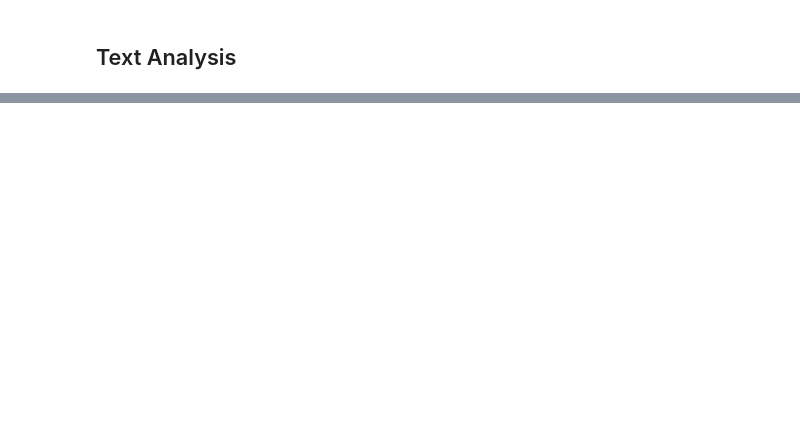
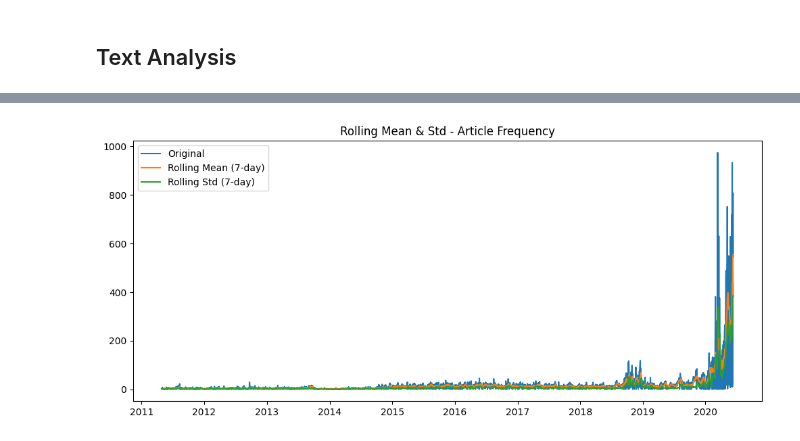
Before and after one commit to birhanu-ma/Financial-Data-Analysis, a Jupyter notebook: notebooks/sentiment_analysis.ipynb, the cells around one changed output, grey strips where cells are left out. Cells and saved outputs as stored; diff of their text form; code cells hidden in the pictures; blank space fills up the shorter version.

```diff
--- a/notebooks/sentiment_analysis.ipynb
+++ b/notebooks/sentiment_analysis.ipynb
@@ -368,0 +640,13 @@ plt.show()
+# %%
+rolling_mean = ts.rolling(window=7).mean()
+rolling_std = ts.rolling(window=7).std()
+
+plt.figure(figsize=(12,5))
+plt.plot(ts, label="Original")
+plt.plot(rolling_mean, label="Rolling Mean (7-day)")
+plt.plot(rolling_std, label="Rolling Std (7-day)")
+plt.legend()
+plt.title("Rolling Mean & Std - Article Frequency")
+plt.show()
+# %% [output]
+[figure, added]
```
Also changed, not shown: parts of 29 cells of this notebook.
